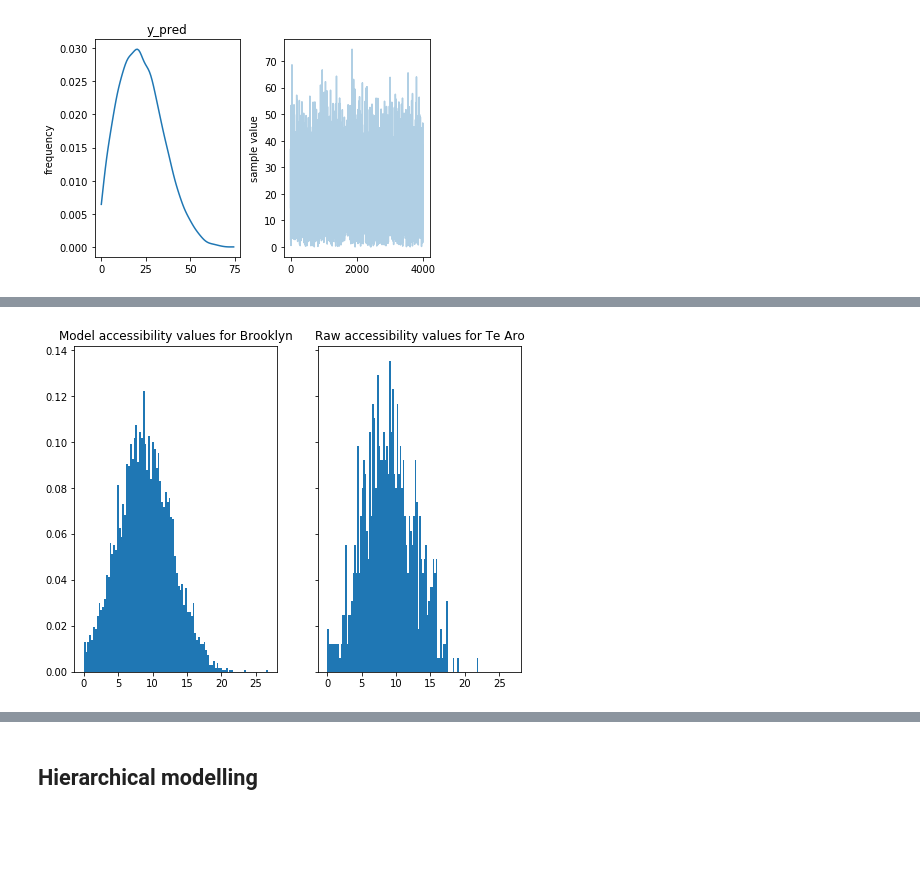
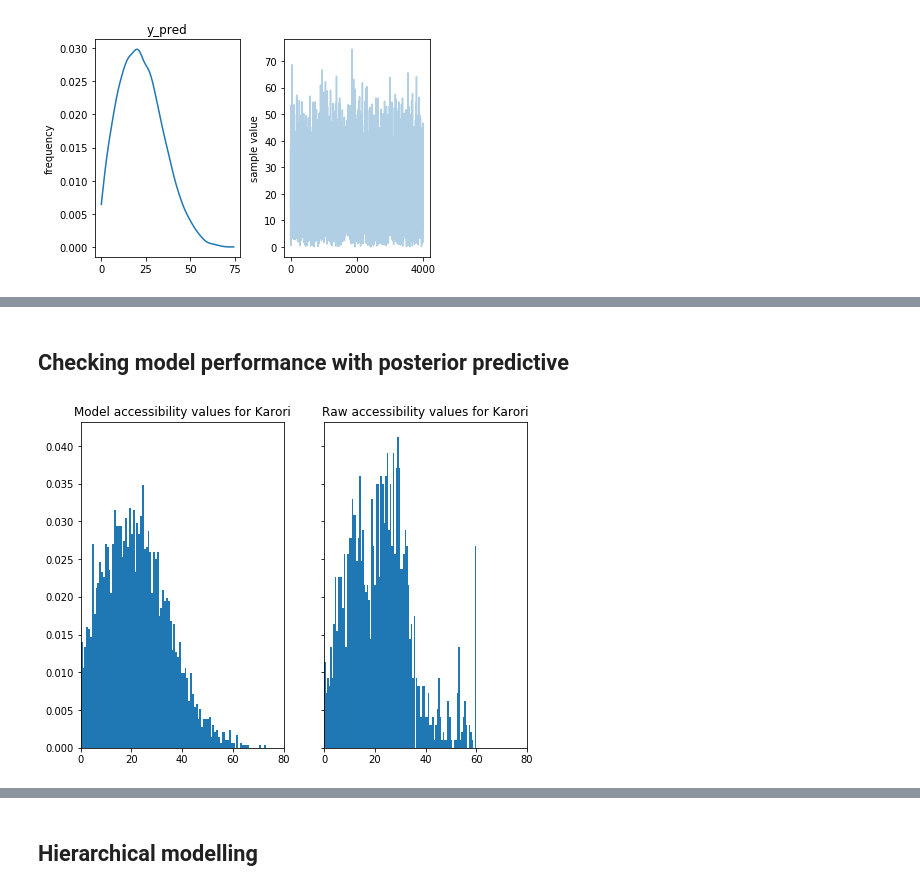
Before and after one commit to shriv/accessibility-series, a Jupyter notebook: Visualising accessibility by suburb.ipynb, the cells around one changed output, grey strips where cells are left out. Cells and saved outputs as stored; diff of their text form; code cells hidden in the pictures; blank space fills up the shorter version.

```diff
--- a/Visualising accessibility by suburb.ipynb
+++ b/Visualising accessibility by suburb.ipynb
@@ -419,9 +401,6 @@ tearo_trunc_fit = lower_trunc_norm_model.sampling(tearo_trunc_dat, chains=4)
-# %%
-fig, (ax1, ax2) = plt.subplots(ncols=2, sharex=True, sharey=True, figsize=(8,6))
-ax1.hist(tearo_trunc_fit['y_pred'], bins=100, density=True);
-ax1.set_title('Model accessibility values for Brooklyn');
-
-ax2.hist(tearo['accessibility'], bins=100, density=True);
-ax2.set_title('Raw accessibility values for Te Aro');
-# %% [output]
-[figure, removed]
+# %% [markdown]
+## Checking model performance with posterior predictive
+# %%
+karori_fit = su.run_plot_suburb_stan(playground_df, lower_trunc_norm_model)
+# %% [output]
+[figure, added]
```
Also changed, not shown: parts of 11 cells of this notebook.
